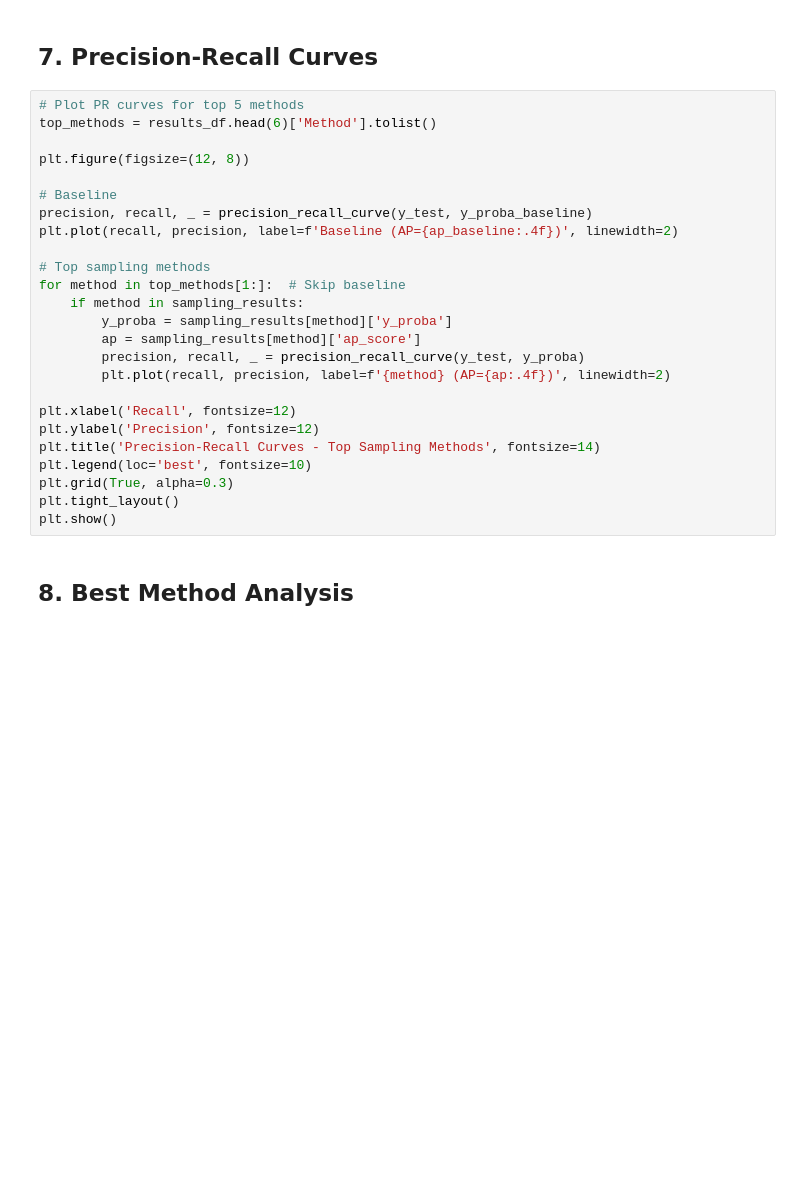
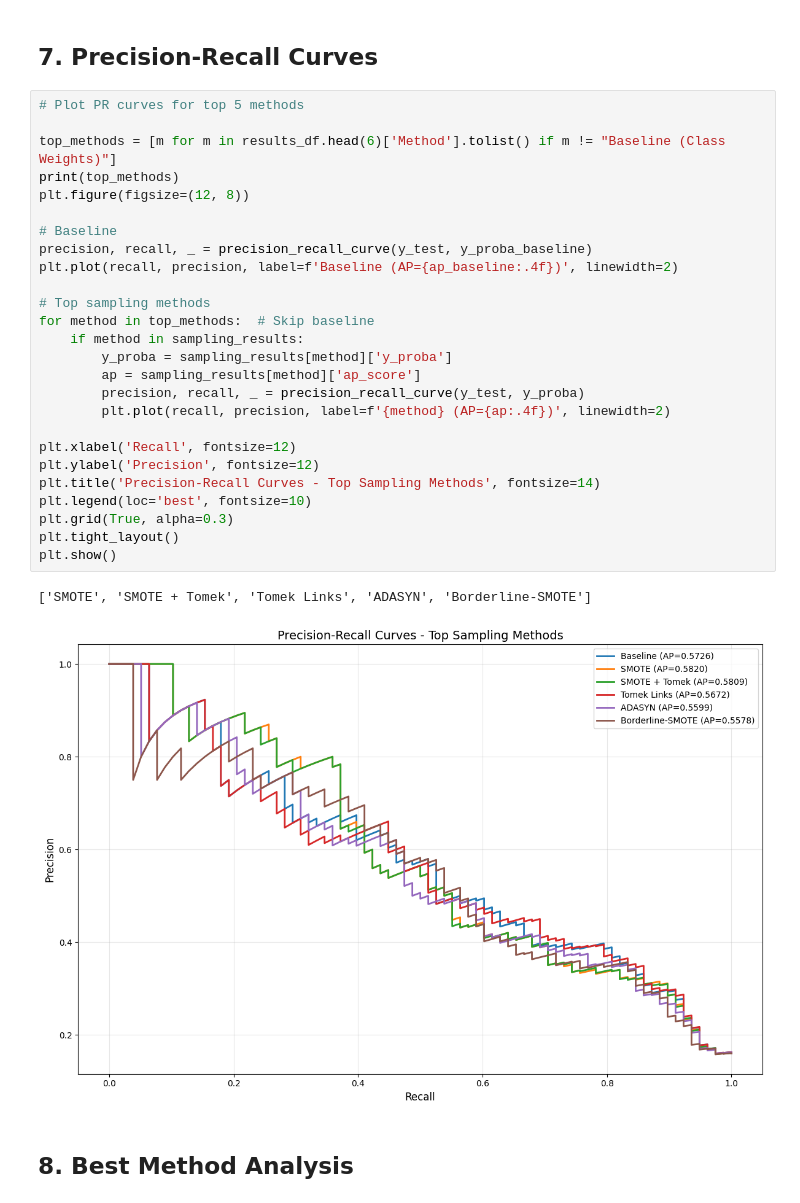
Before and after one commit to remiljw/Capstone-Employee-Churn, a Jupyter notebook: models/sampling_experiments.ipynb, the cells around one changed output. Saved outputs shown, nothing was run; the diff lists cells and outputs as text; blank space fills up the shorter version.

```diff
--- a/models/sampling_experiments.ipynb
+++ b/models/sampling_experiments.ipynb
@@ -337,29 +337,33 @@ Edited Nearest Neighbours           0.584372     0.020167
 ## 7. Precision-Recall Curves
 # %%
 # Plot PR curves for top 5 methods
-top_methods = results_df.head(6)['Method'].tolist()
 
+top_methods = [m for m in results_df.head(6)['Method'].tolist() if m != "Baseline (Class Weights)"]
+print(top_methods)
 plt.figure(figsize=(12, 8))
 
 # Baseline
 precision, recall, _ = precision_recall_curve(y_test, y_proba_baseline)
 plt.plot(recall, precision, label=f'Baseline (AP={ap_baseline:.4f})', linewidth=2)
 
 # Top sampling methods
-for method in top_methods[1:]:  # Skip baseline
+for method in top_methods:  # Skip baseline
     if method in sampling_results:
         y_proba = sampling_results[method]['y_proba']
         ap = sampling_results[method]['ap_score']
         precision, recall, _ = precision_recall_curve(y_test, y_proba)
         plt.plot(recall, precision, label=f'{method} (AP={ap:.4f})', linewidth=2)
 
 plt.xlabel('Recall', fontsize=12)
 plt.ylabel('Precision', fontsize=12)
 plt.title('Precision-Recall Curves - Top Sampling Methods', fontsize=14)
 plt.legend(loc='best', fontsize=10)
 plt.grid(True, alpha=0.3)
 plt.tight_layout()
 plt.show()
+# %% [output]
+['SMOTE', 'SMOTE + Tomek', 'Tomek Links', 'ADASYN', 'Borderline-SMOTE']
+[figure, added]
 # %% [markdown]
 ## 8. Best Method Analysis
 # %%
```
Also changed, not shown: parts of 11 cells of this notebook.
